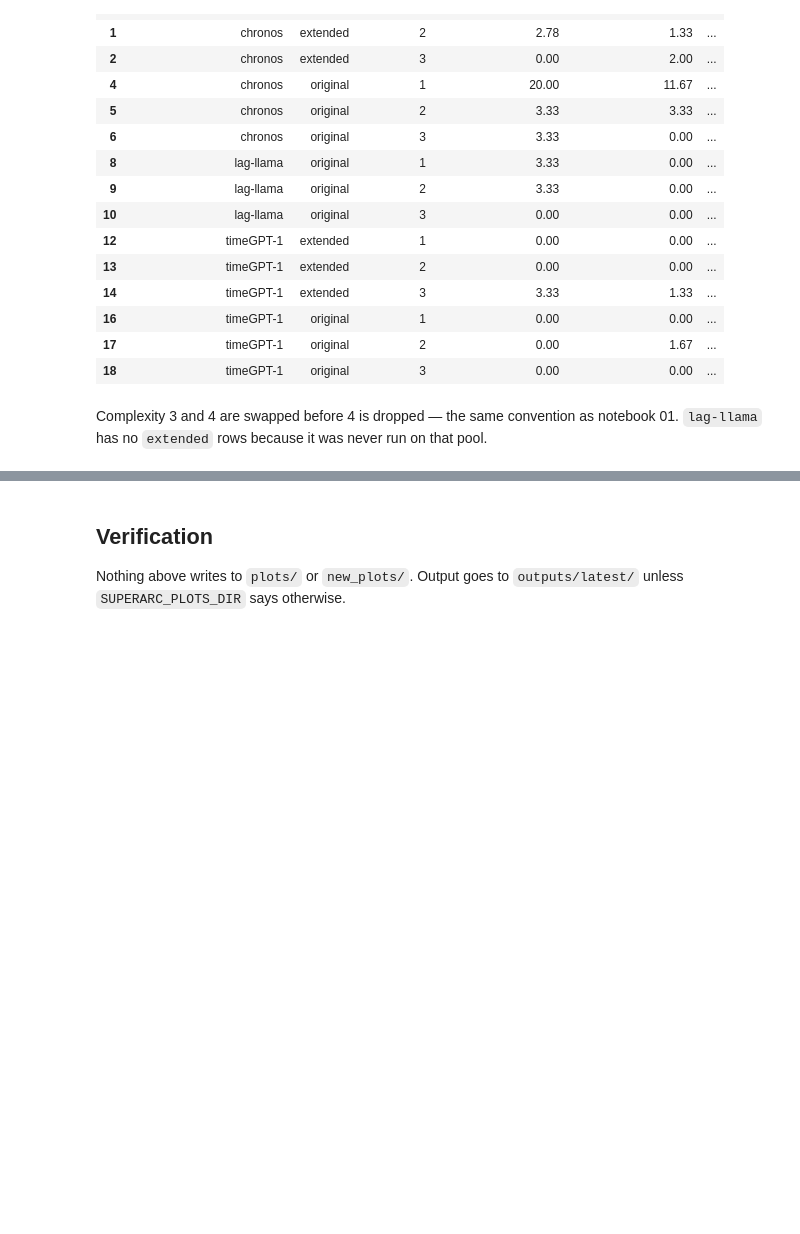
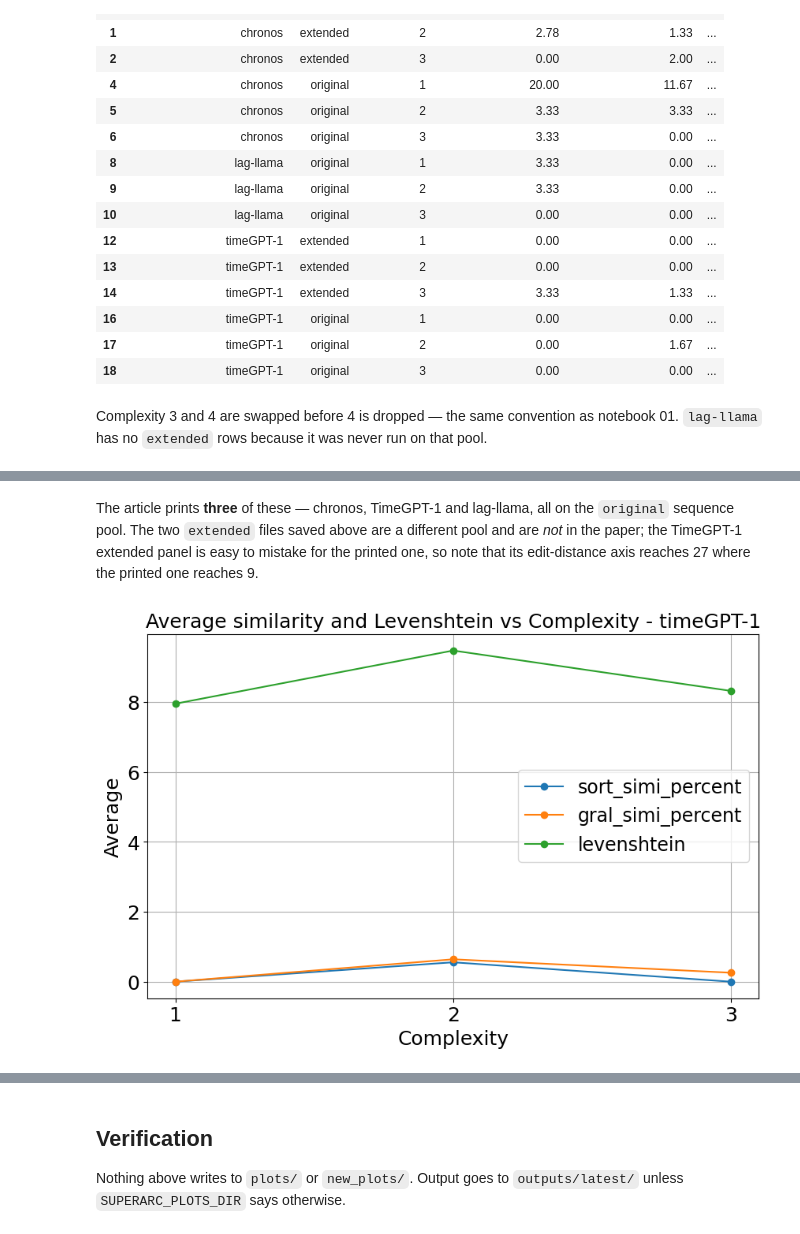
Before and after one commit to albertoHdzE/medLLM, a Jupyter notebook: notebooks/02_time-series-forecasters.ipynb, the cells around one changed output, grey strips where cells are left out. Drawn from its saved outputs; the diff is of its cells as text; code cells hidden in the pictures; blank space fills up the shorter version.

```diff
--- a/notebooks/02_time-series-forecasters.ipynb
+++ b/notebooks/02_time-series-forecasters.ipynb
@@ -199,0 +188,10 @@ and inventing one would quietly turn a production error into a new figure.
+# %% [markdown]
+The article prints **three** of these — chronos, TimeGPT-1 and lag-llama, all on
+the `original` sequence pool. The two `extended` files saved above are a
+different pool and are *not* in the paper; the TimeGPT-1 extended panel is easy
+to mistake for the printed one, so note that its edit-distance axis reaches 27
+where the printed one reaches 9.
+# %%
+figure("figure02-timeGPT-1-original.png")
+# %% [output]
+[figure, added]
```
Also changed, not shown: parts of 6 cells of this notebook, 1 other file.
